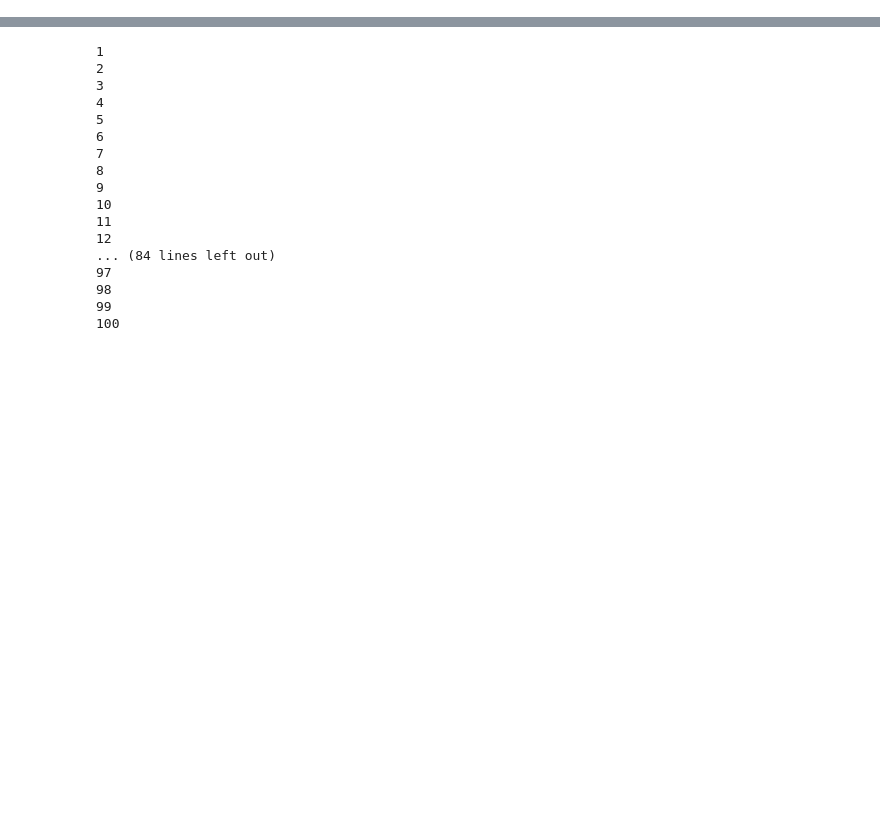
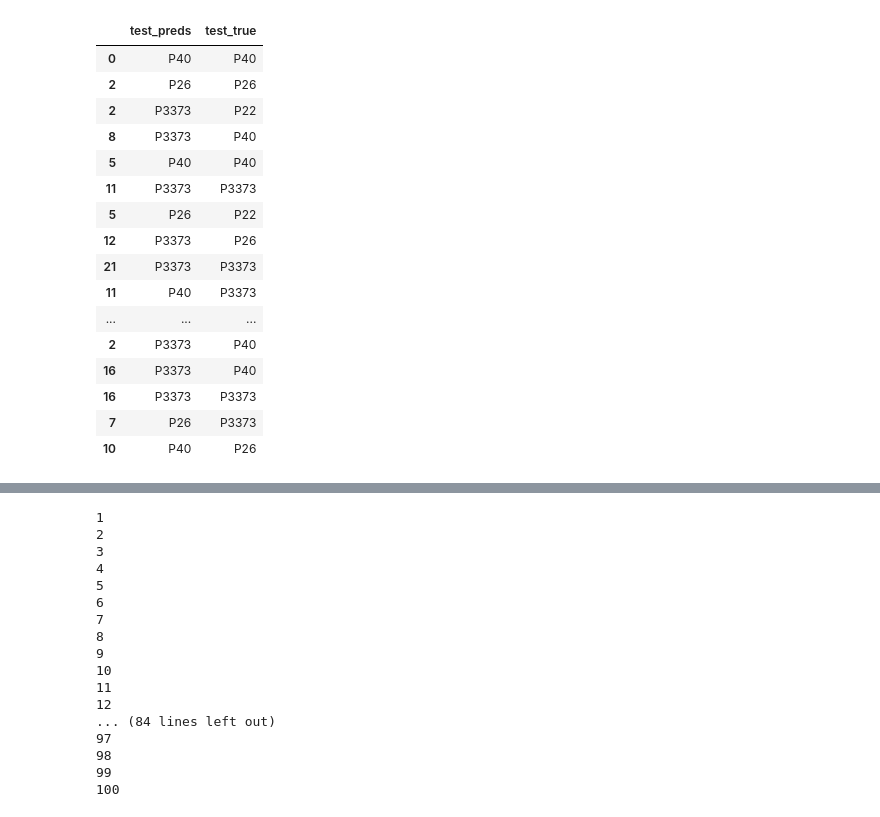
Before and after one commit to richagadgil/genealogy-extraction, a Jupyter notebook: notebooks/04-model-exploration.ipynb, the cells around one changed output, grey strips where cells are left out. Cells and saved outputs as stored; diff of their text form; code cells hidden in the pictures; blank space fills up the shorter version.

```diff
--- a/notebooks/04-model-exploration.ipynb
+++ b/notebooks/04-model-exploration.ipynb
@@ -10,0 +69,6 @@ entity_fts = EntityFeatureRelationModel(num_train=100)
+# %%
+test_preds = entity_fts.test_preds
+# %%
+preds = pd.DataFrame(index=entity_fts.test_labels.index)
+preds['test_preds'] = test_preds
+preds['test_true'] = entity_fts.test_labels['relation']
@@ -10,0 +89,20 @@ entity_fts = EntityFeatureRelationModel(num_train=100)
+# %%
+preds
+# %% [output]
+|  | test_preds | test_true |
+| 0 | P40 | P40 |
+| 2 | P26 | P26 |
+| 2 | P3373 | P22 |
+| 8 | P3373 | P40 |
+| 5 | P40 | P40 |
+| 11 | P3373 | P3373 |
+| 5 | P26 | P22 |
+| 12 | P3373 | P26 |
+| 21 | P3373 | P3373 |
+| 11 | P40 | P3373 |
+| ... | ... | ... |
+| 2 | P3373 | P40 |
+| 16 | P3373 | P40 |
+| 16 | P3373 | P3373 |
+| 7 | P26 | P3373 |
+| 10 | P40 | P26 |
```
Also changed, not shown: parts of 43 cells of this notebook, 4 other files.
